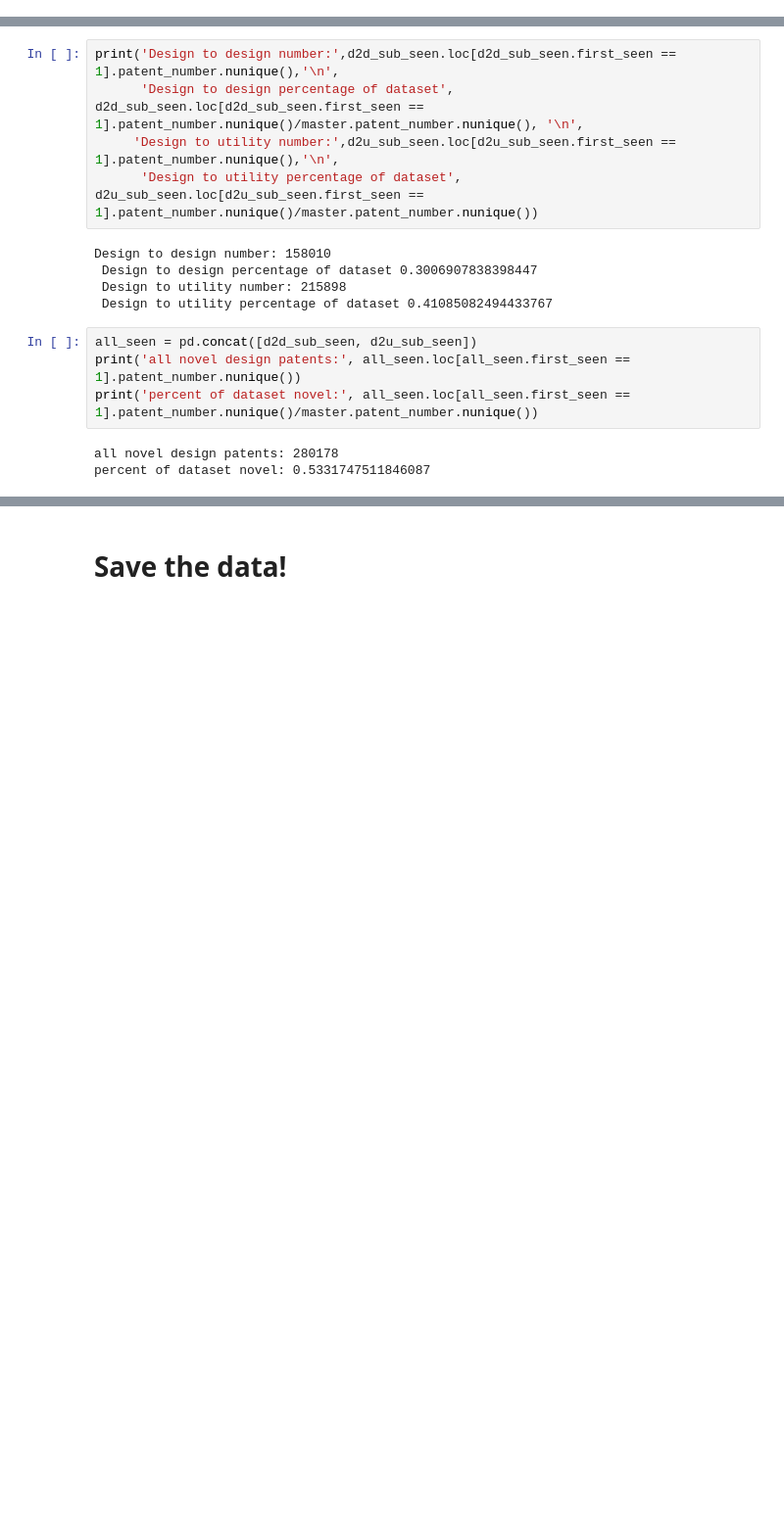
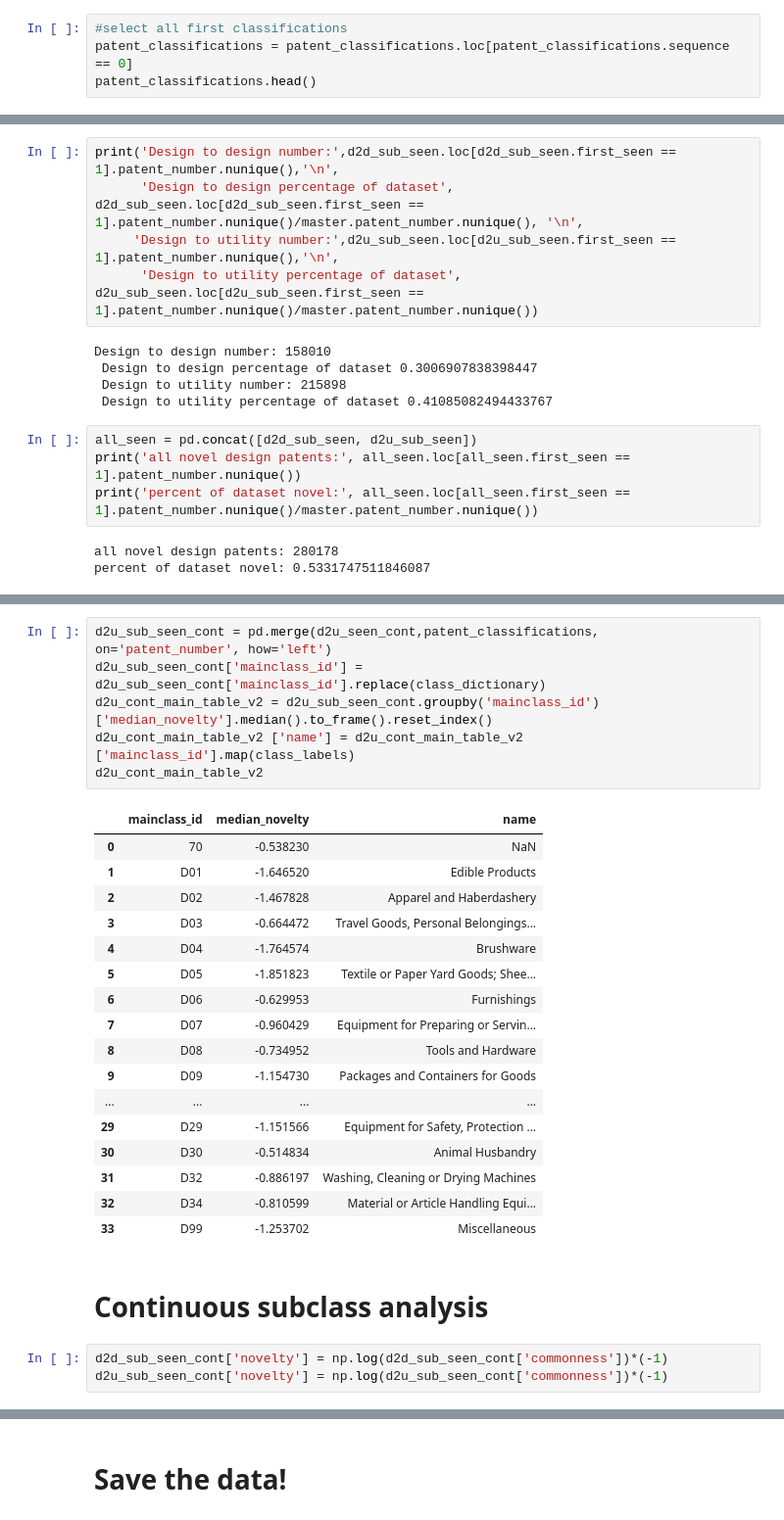
Before and after one commit to TieraLee/patents, a Jupyter notebook: Step 6 - Analyzing Novelty.ipynb, the cells around one changed output, grey strips where cells are left out. Shown at 98% size. Drawn from its saved outputs; the diff is of its cells as text; blank space fills up the shorter version.

```diff
--- a/Step 6 - Analyzing Novelty.ipynb
+++ b/Step 6 - Analyzing Novelty.ipynb
@@ -55,0 +71,4 @@ d2d_seen.head()
+# %%
+#select all first classifications
+patent_classifications = patent_classifications.loc[patent_classifications.sequence == 0]
+patent_classifications.head()
@@ -317,0 +343,29 @@ percent of dataset novel: 0.5331747511846087
+# %%
+d2u_sub_seen_cont = pd.merge(d2u_seen_cont,patent_classifications, on='patent_number', how='left')
+d2u_sub_seen_cont['mainclass_id'] = d2u_sub_seen_cont['mainclass_id'].replace(class_dictionary)
+d2u_cont_main_table_v2 = d2u_sub_seen_cont.groupby('mainclass_id')['median_novelty'].median().to_frame().reset_index()
+d2u_cont_main_table_v2 ['name'] = d2u_cont_main_table_v2 ['mainclass_id'].map(class_labels)
+d2u_cont_main_table_v2
+# %% [output]
+|  | mainclass_id | median_novelty | name |
+| 0 | 70 | -0.538230 | NaN |
+| 1 | D01 | -1.646520 | Edible Products |
+| 2 | D02 | -1.467828 | Apparel and Haberdashery |
+| 3 | D03 | -0.664472 | Travel Goods, Personal Belongings... |
+| 4 | D04 | -1.764574 | Brushware |
+| 5 | D05 | -1.851823 | Textile or Paper Yard Goods; Shee... |
+| 6 | D06 | -0.629953 | Furnishings |
+| 7 | D07 | -0.960429 | Equipment for Preparing or Servin... |
+| 8 | D08 | -0.734952 | Tools and Hardware |
+| 9 | D09 | -1.154730 | Packages and Containers for Goods |
+| ... | ... | ... | ... |
+| 29 | D29 | -1.151566 | Equipment for Safety, Protection ... |
+| 30 | D30 | -0.514834 | Animal Husbandry |
+| 31 | D32 | -0.886197 | Washing, Cleaning or Drying Machines |
+| 32 | D34 | -0.810599 | Material or Article Handling Equi... |
+| 33 | D99 | -1.253702 | Miscellaneous |
+# %% [markdown]
+# Continuous subclass analysis
+# %%
+d2d_sub_seen_cont['novelty'] = np.log(d2d_sub_seen_cont['commonness'])*(-1)
+d2u_sub_seen_cont['novelty'] = np.log(d2u_sub_seen_cont['commonness'])*(-1)
```
Also changed, not shown: parts of 31 cells of this notebook, 2 other files.
